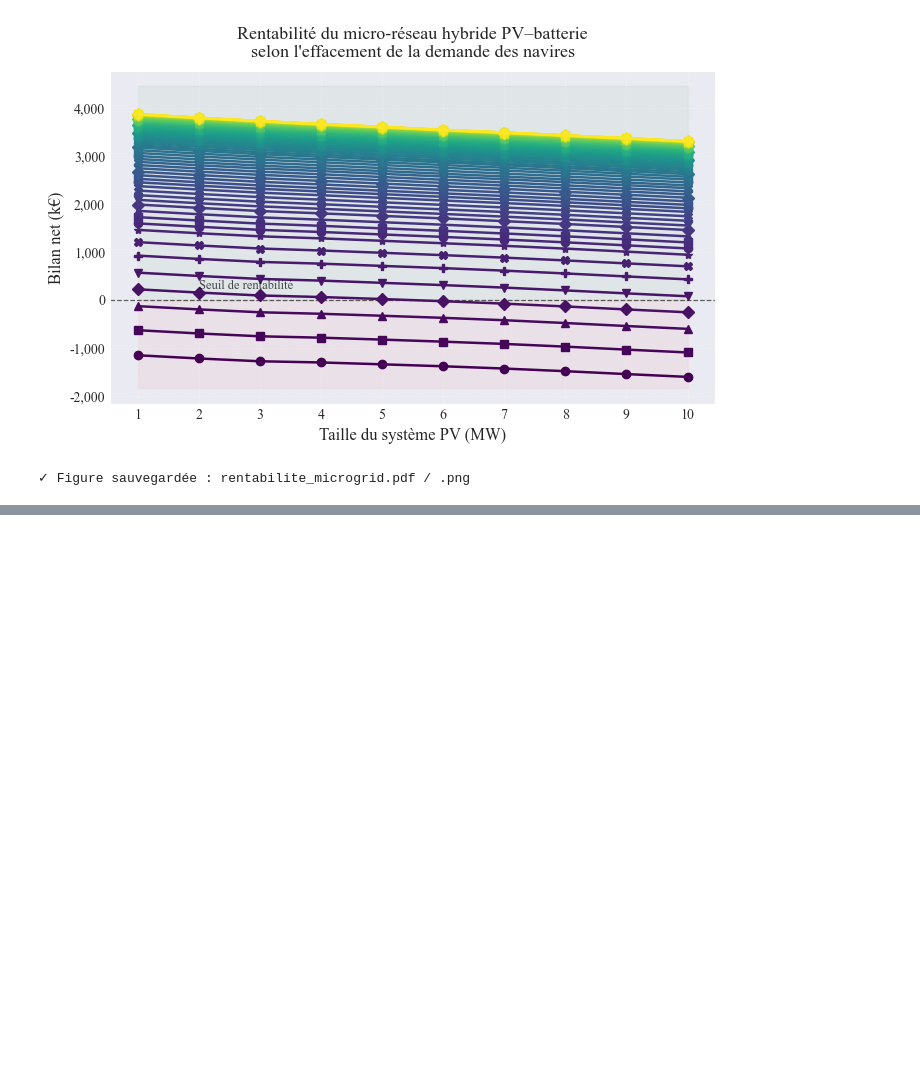
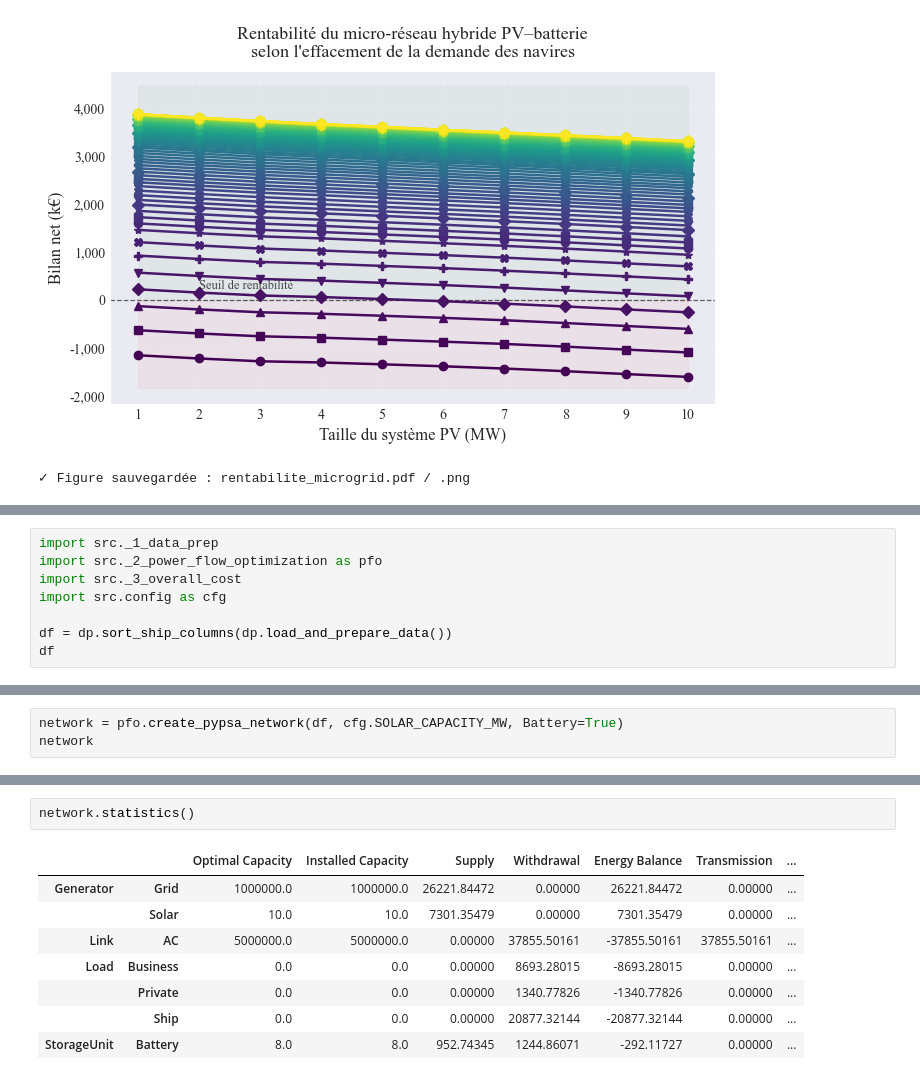
Before and after one commit to Esouthon/Alesund_Simulation_cost, a Jupyter notebook: tests.ipynb, the cells around one changed output, grey strips where cells are left out. Cells and saved outputs as stored; diff of their text form; blank space fills up the shorter version.

```diff
--- a/tests.ipynb
+++ b/tests.ipynb
@@ -397,0 +274,8 @@ print("✓ Figure sauvegardée : rentabilite_microgrid_heatmap.pdf / .png")
+# %%
+import src._1_data_prep
+import src._2_power_flow_optimization as pfo
+import src._3_overall_cost
+import src.config as cfg
+
+df = dp.sort_ship_columns(dp.load_and_prepare_data())
+df
@@ -397,0 +297,3 @@ print("✓ Figure sauvegardée : rentabilite_microgrid_heatmap.pdf / .png")
+# %%
+network = pfo.create_pypsa_network(df, cfg.SOLAR_CAPACITY_MW, Battery=True)
+network
@@ -397,0 +391,11 @@ print("✓ Figure sauvegardée : rentabilite_microgrid_heatmap.pdf / .png")
+# %%
+network.statistics()
+# %% [output]
+|  |  | Optimal Capacity | Installed Capacity | Supply | Withdrawal | Energy Balance | Transmission | ... |
+| Generator | Grid | 1000000.0 | 1000000.0 | 26221.84472 | 0.00000 | 26221.84472 | 0.00000 | ... |
+|  | Solar | 10.0 | 10.0 | 7301.35479 | 0.00000 | 7301.35479 | 0.00000 | ... |
+| Link | AC | 5000000.0 | 5000000.0 | 0.00000 | 37855.50161 | -37855.50161 | 37855.50161 | ... |
+| Load | Business | 0.0 | 0.0 | 0.00000 | 8693.28015 | -8693.28015 | 0.00000 | ... |
+|  | Private | 0.0 | 0.0 | 0.00000 | 1340.77826 | -1340.77826 | 0.00000 | ... |
+|  | Ship | 0.0 | 0.0 | 0.00000 | 20877.32144 | -20877.32144 | 0.00000 | ... |
+| StorageUnit | Battery | 8.0 | 8.0 | 952.74345 | 1244.86071 | -292.11727 | 0.00000 | ... |
```
Also changed, not shown: parts of 5 cells of this notebook, 3 other files.
